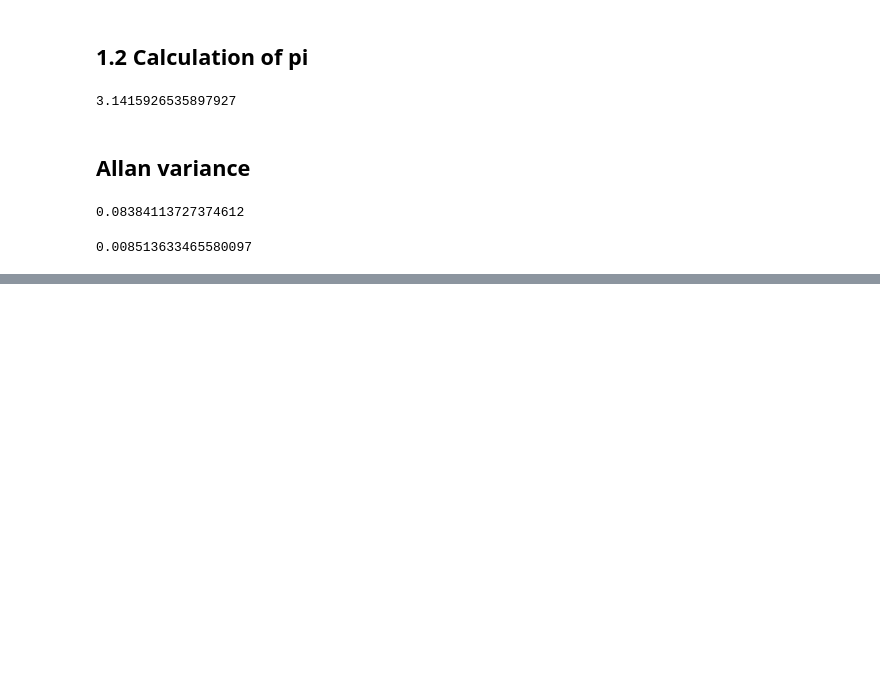
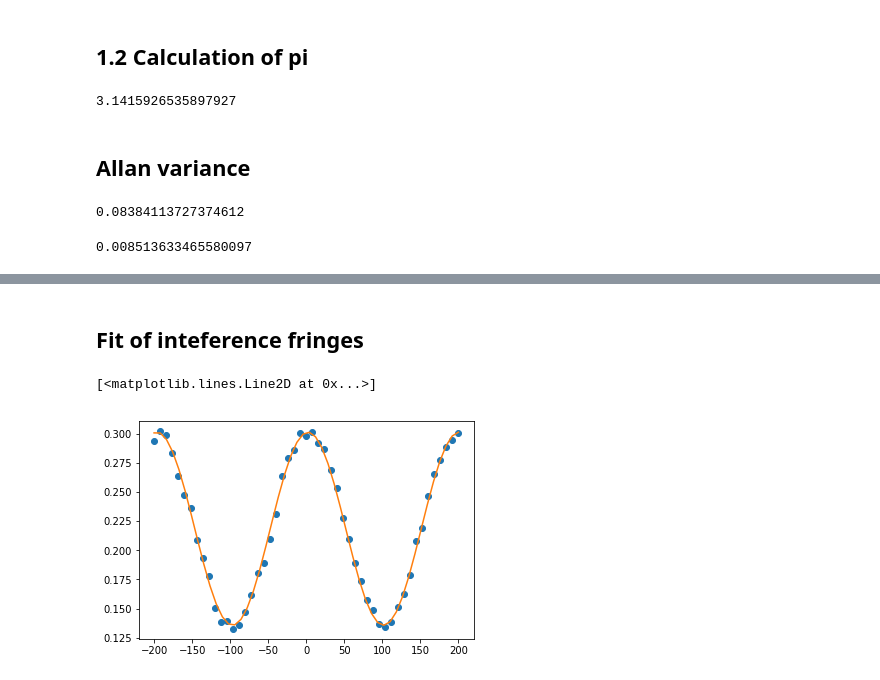
Before and after one commit to clade/edpif2019, a Jupyter notebook: module2/exos_numpy.ipynb, the cells around one changed output, grey strips where cells are left out. Saved outputs shown, nothing was run; the diff lists cells and outputs as text; code cells hidden in the pictures; blank space fills up the shorter version.

```diff
--- a/module2/exos_numpy.ipynb
+++ b/module2/exos_numpy.ipynb
@@ -52,0 +79,28 @@ allan_variance(np.random.rand(100000), 10)
+# %% [markdown]
+## Fit of inteference fringes
+# %%
+import numpy as np
+from numpy import cos, pi
+from scipy.optimize import curve_fit
+import matplotlib.pyplot as plt
+
+data = np.loadtxt('data/fit_sinus.dat')
+Freq = data[:,0]
+Y = data[:,1]
+
+def fringe(x,offset, amplitude, center, Delta_f):
+    "y = offset + amplitude* (1+cos(2*pi*(x-center)/Delta_f))/2"
+    return offset + amplitude* (1+cos(2*pi*(x-center)/Delta_f))/2
+
+param_ini = [0.12, .2, 0., 200.]
+
+plt.plot(Freq, Y, 'o')
+x_fit = np.linspace(min(Freq), max(Freq))
+#plot(x_fit, fringe(x_fit, *param_ini))
+popt, cov = curve_fit(fringe, Freq, Y, p0=param_ini)
+offset, amplitude, center, Delta_f = popt
+sigma_offset, sigma_amplitude, sigma_center, sigma_Delta_f = np.sqrt(np.diag(cov))
+plt.plot(x_fit, fringe(x_fit, *popt))
+# %% [output]
+[<matplotlib.lines.Line2D at 0x...>]
+[figure, added]
```
Also changed, not shown: parts of 6 cells of this notebook.
